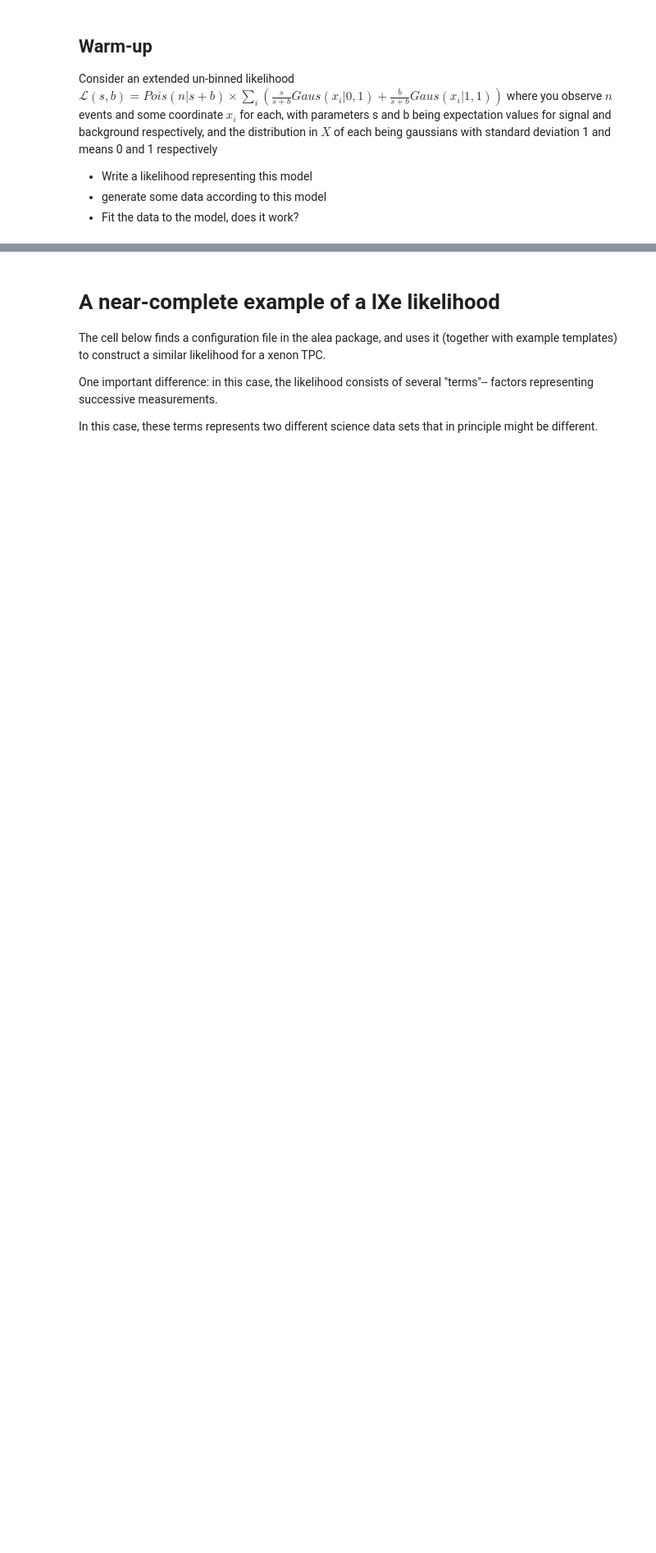
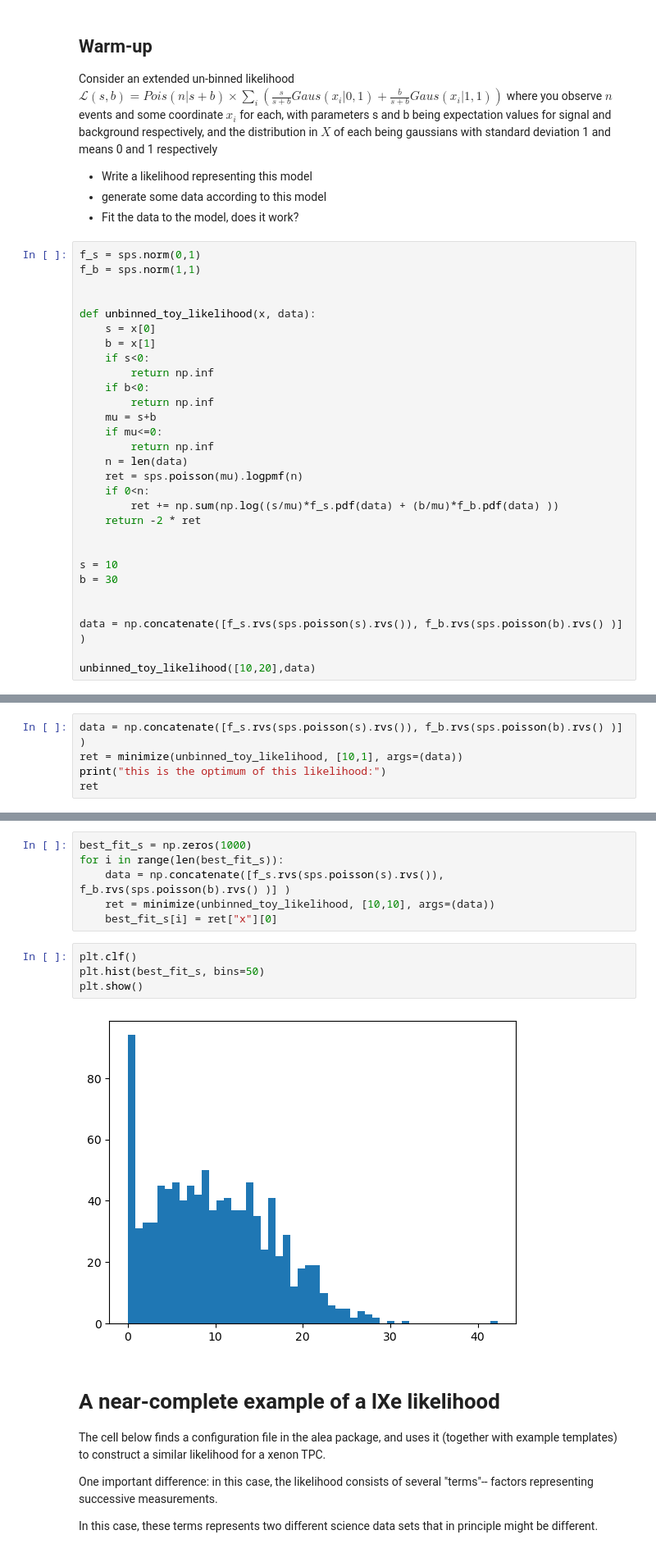
Before and after one commit to kdund/direct_detection_ictp_2026, a Jupyter notebook: lxe_likelihood_example.ipynb, the cells around one changed output, grey strips where cells are left out. Shown at 82% size. Saved outputs shown, nothing was run; the diff lists cells and outputs as text; blank space fills up the shorter version.

```diff
--- a/lxe_likelihood_example.ipynb
+++ b/lxe_likelihood_example.ipynb
@@ -23,3 +23,32 @@ where you observe $n$ events and some coordinate $x_i$ for each, with parameters
  - Write a likelihood representing this model
  - generate some data according to this model
  - Fit the data to the model, does it work?
+# %%
+f_s = sps.norm(0,1)
+f_b = sps.norm(1,1)
+
+
+def unbinned_toy_likelihood(x, data):
+    s = x[0]
+    b = x[1]
+    if s<0:
+        return np.inf
+    if b<0:
+        return np.inf
+    mu = s+b
+    if mu<=0:
+        return np.inf
+    n = len(data)
+    ret = sps.poisson(mu).logpmf(n)
+    if 0<n:
+        ret += np.sum(np.log((s/mu)*f_s.pdf(data) + (b/mu)*f_b.pdf(data) ))
+    return -2 * ret
+
+
+s = 10
+b = 30
+
+
+data = np.concatenate([f_s.rvs(sps.poisson(s).rvs()), f_b.rvs(sps.poisson(b).rvs() )] )
+
+unbinned_toy_likelihood([10,20],data)
@@ -25,0 +57,5 @@ where you observe $n$ events and some coordinate $x_i$ for each, with parameters
+# %%
+data = np.concatenate([f_s.rvs(sps.poisson(s).rvs()), f_b.rvs(sps.poisson(b).rvs() )] )
+ret = minimize(unbinned_toy_likelihood, [10,1], args=(data))
+print("this is the optimum of this likelihood:")
+ret
@@ -26,3 +75,15 @@ where you observe $n$ events and some coordinate $x_i$ for each, with parameters
+# %%
+best_fit_s = np.zeros(1000)
+for i in range(len(best_fit_s)):
+    data = np.concatenate([f_s.rvs(sps.poisson(s).rvs()), f_b.rvs(sps.poisson(b).rvs() )] )
+    ret = minimize(unbinned_toy_likelihood, [10,10], args=(data))
+    best_fit_s[i] = ret["x"][0]
+# %%
+plt.clf()
+plt.hist(best_fit_s, bins=50)
+plt.show()
+# %% [output]
+[figure, added]
 # %% [markdown]
 # A near-complete example of a lXe likelihood
 
```
Also changed, not shown: parts of 28 cells of this notebook.
